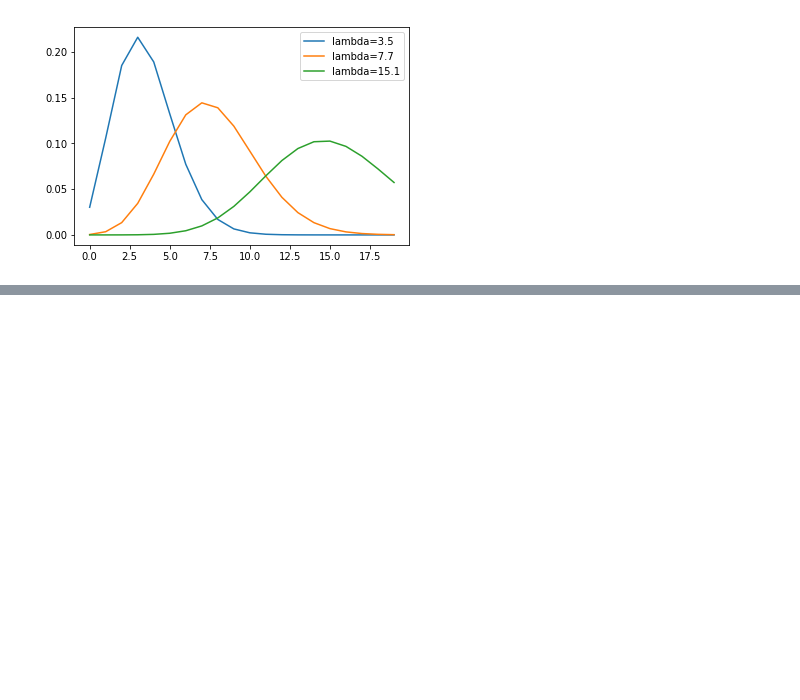
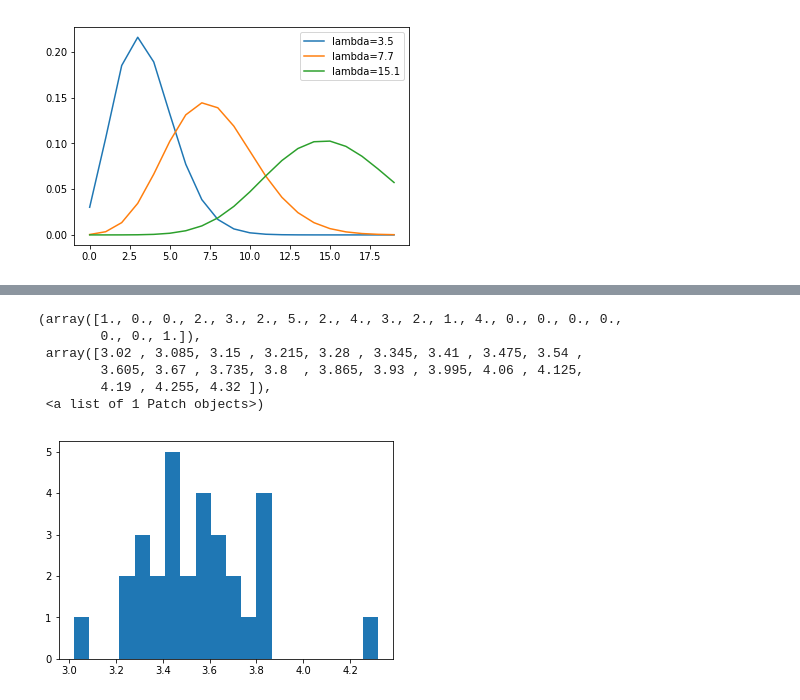
Before and after one commit to TanUkkii007/statistical-modeling-for-data-analysis, a Jupyter notebook: ch02_py.ipynb, the cells around one changed output, grey strips where cells are left out. Saved outputs shown, nothing was run; the diff lists cells and outputs as text; code cells hidden in the pictures; blank space fills up the shorter version.

```diff
--- a/ch02_py.ipynb
+++ b/ch02_py.ipynb
@@ -74,0 +108,15 @@ L = [np.sum(stats.poisson.pmf(data, mu=l)) for l in np.arange(2.0, 5.0, 0.1)]
+# %%
+sample_average = []
+for _ in range(30):
+    samples = stats.poisson.rvs(mu=3.5, size=50)
+    sample_average.append(np.average(samples))
+
+plt.hist(sample_average, bins=20, histtype="stepfilled")
+# %% [output]
+(array([1., 0., 0., 2., 3., 2., 5., 2., 4., 3., 2., 1., 4., 0., 0., 0., 0.,
+        0., 0., 1.]),
+ array([3.02 , 3.085, 3.15 , 3.215, 3.28 , 3.345, 3.41 , 3.475, 3.54 ,
+        3.605, 3.67 , 3.735, 3.8  , 3.865, 3.93 , 3.995, 4.06 , 4.125,
+        4.19 , 4.255, 4.32 ]),
+ <a list of 1 Patch objects>)
+[figure, added]
```
Also changed, not shown: parts of 6 cells of this notebook.
